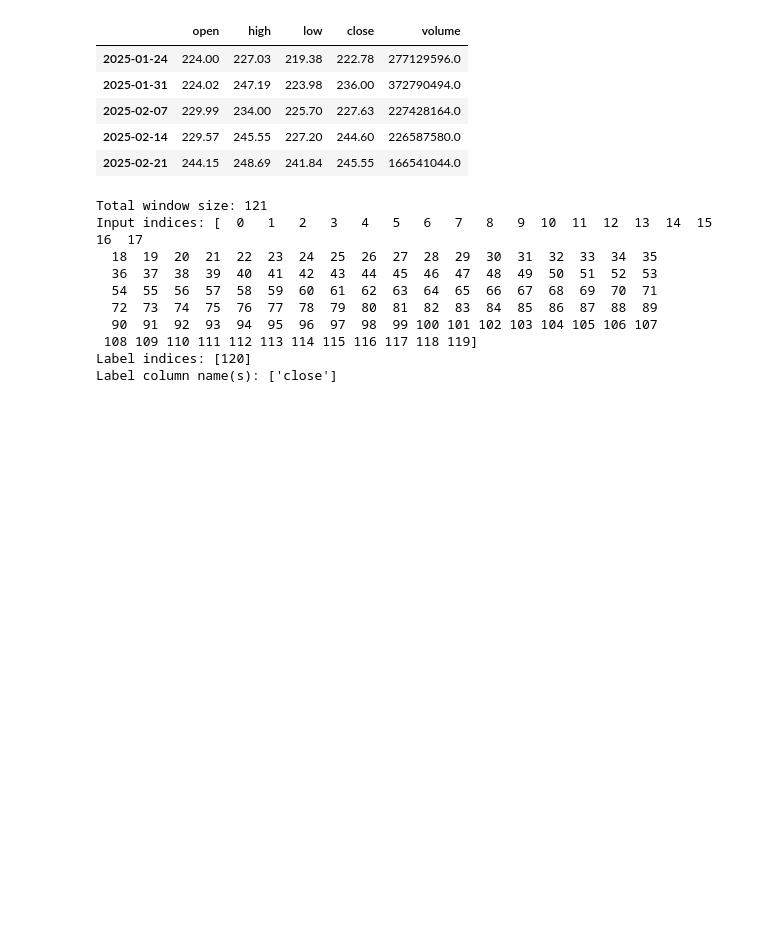
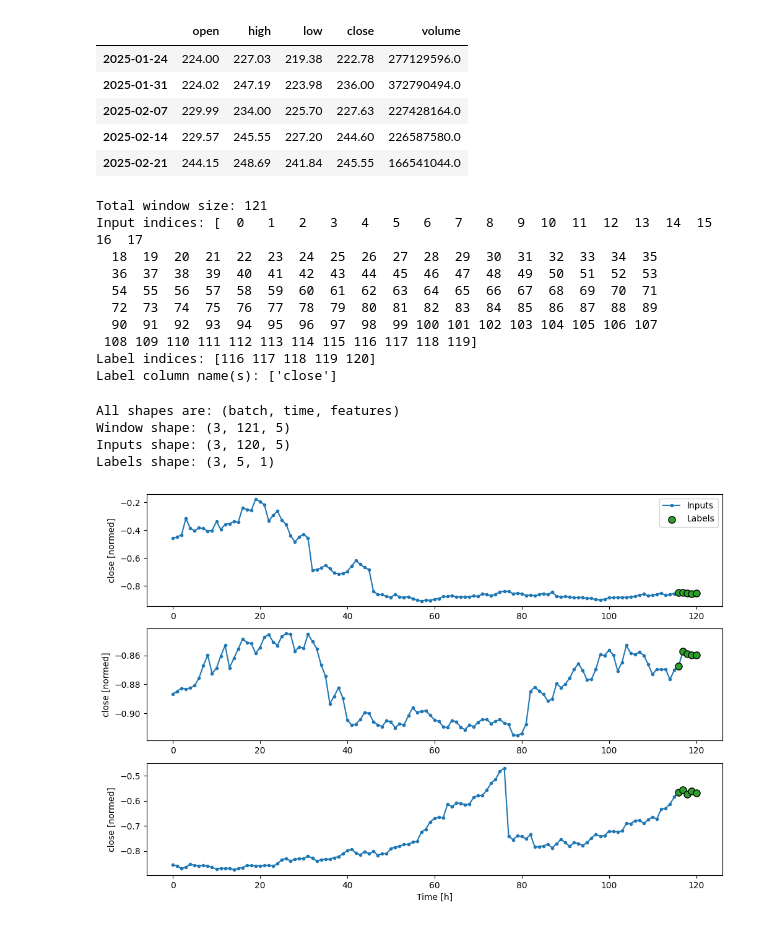
Before and after one commit to lodivandijk/elsa, a Jupyter notebook: src/notebooks/lstm_model.ipynb, the cells around one changed output. Drawn from its saved outputs; the diff is of its cells as text; code cells hidden in the pictures; blank space fills up the shorter version.

```diff
--- a/src/notebooks/lstm_model.ipynb
+++ b/src/notebooks/lstm_model.ipynb
@@ -33,7 +41,7 @@ df.tail()
 | 2025-02-14 | 229.57 | 245.55 | 227.20 | 244.60 | 226587580.0 |
 | 2025-02-21 | 244.15 | 248.69 | 241.84 | 245.55 | 166541044.0 |
 # %%
-window = wg.WindowGenerator(input_width=120, label_width=1, shift=1,split_data=split_data, label_columns=['close'])
+window = wg.WindowGenerator(input_width=120, label_width=5, shift=1, split_data=split_data, label_columns=['close'])
 window
 # %% [output]
 Total window size: 121
@@ -44,5 +52,44 @@ Input indices: [  0   1   2   3   4   5   6   7   8   9  10  11  12  13  14  15
   72  73  74  75  76  77  78  79  80  81  82  83  84  85  86  87  88  89
   90  91  92  93  94  95  96  97  98  99 100 101 102 103 104 105 106 107
  108 109 110 111 112 113 114 115 116 117 118 119]
-Label indices: [120]
+Label indices: [116 117 118 119 120]
 Label column name(s): ['close']
+# %%
+def split_window_static(window, features):
+    inputs = features[:, window.input_slice, :]
+    labels = features[:, window.labels_slice, :]
+    if window.label_columns is not None:
+      labels = tf.stack(
+          [labels[:, :, window.column_indices[name]] for name in window.label_columns],
+          axis=-1)
+
+    # Slicing doesn't preserve static shape information, so set the shapes
+    # manually. This way the `tf.data.Datasets` are easier to inspect.
+    inputs.set_shape([None, window.input_width, None])
+    labels.set_shape([None, window.label_width, None])
+
+    return inputs, labels
+# %%
+# Stack three slices, the length of the total window.
+example_window = tf.stack([
+            np.array(split_data.train_df[:window.total_window_size]),
+            np.array(split_data.train_df[100:100+window.total_window_size]),
+            np.array(split_data.train_df[200:200+window.total_window_size])])
+
+#example_inputs, example_labels = window.split_window(example_window)
+
+window = WindowGenerator(input_width=120, label_width=5, shift=1, split_data=split_data, label_columns=['close'])
+example_inputs, example_labels = split_window_static(window, example_window)
+
+print('All shapes are: (batch, time, features)')
+print(f'Window shape: {example_window.shape}')
+print(f'Inputs shape: {example_inputs.shape}')
+print(f'Labels shape: {example_labels.shape}')
+# %% [output]
+All shapes are: (batch, time, features)
+Window shape: (3, 121, 5)
+Inputs shape: (3, 120, 5)
+Labels shape: (3, 5, 1)
+# %%
+
+window.example = example_inputs, example_labels
@@ -48,0 +130,4 @@ Label column name(s): ['close']
+# %%
+window.plot()
+# %% [output]
+[figure, added]
```
Also changed, not shown: parts of 3 cells of this notebook, 4 other files.
